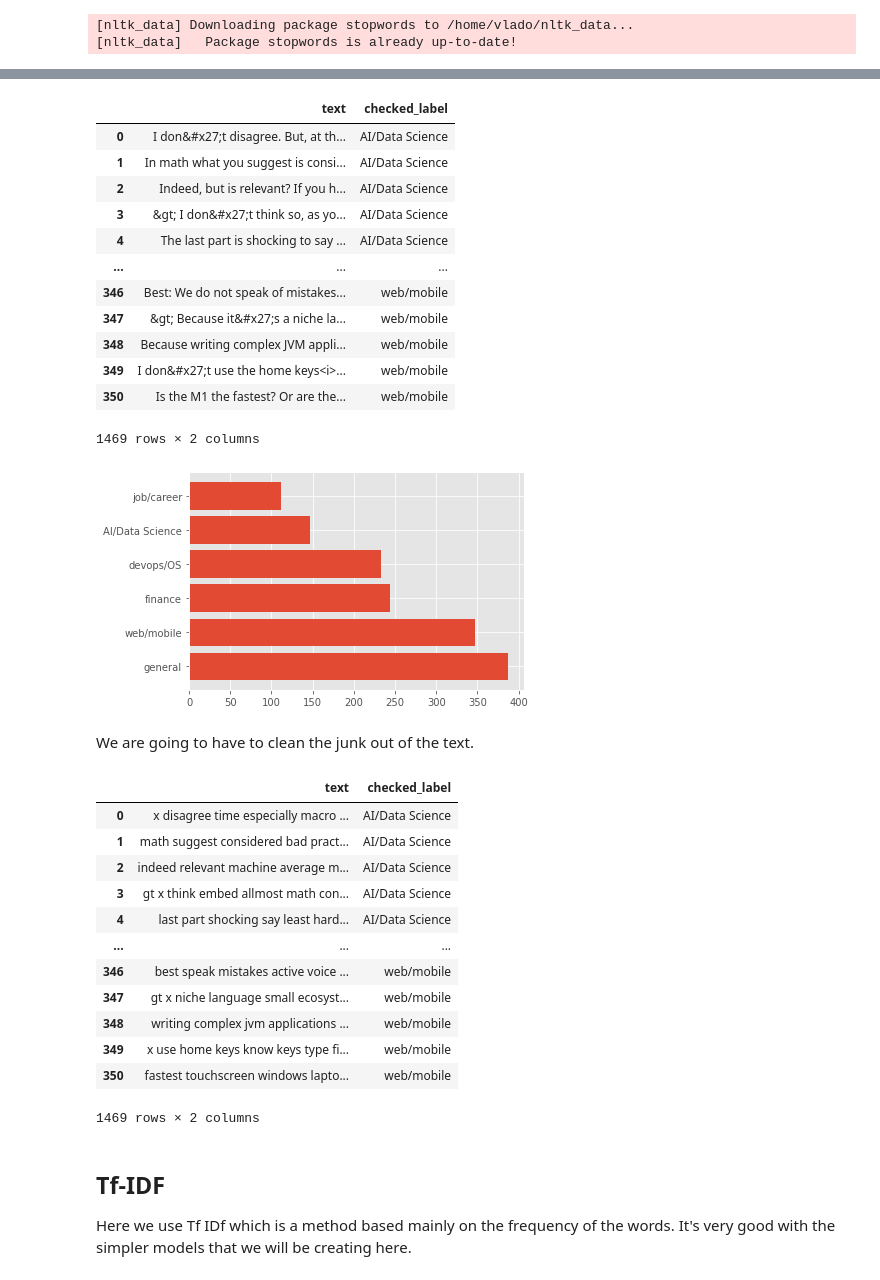
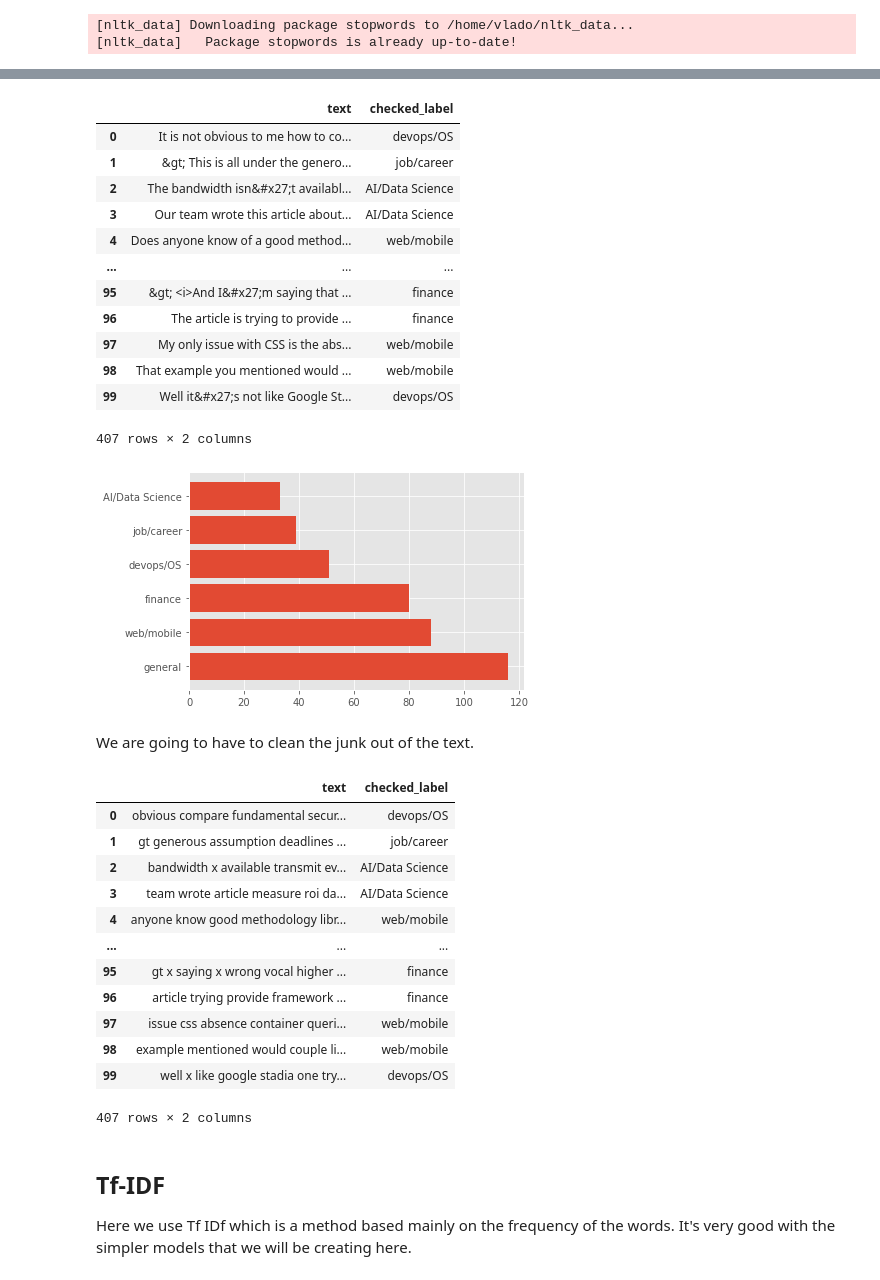
Before and after one commit to ivvlko/NLP-Factory, a Jupyter notebook: model_creation/training_models/retrain_naive_bayes.ipynb, the cells around one changed output, grey strips where cells are left out. Drawn from its saved outputs; the diff is of its cells as text; code cells hidden in the pictures.

```diff
--- a/model_creation/training_models/retrain_naive_bayes.ipynb
+++ b/model_creation/training_models/retrain_naive_bayes.ipynb
@@ -26,8 +26,8 @@ from nltk.corpus import stopwords
 [nltk_data] Downloading package stopwords to /home/vlado/nltk_data...
 [nltk_data]   Package stopwords is already up-to-date!
 # %%
-df = pd.read_csv('hn_topic_labelling.csv', header=None)
-df.columns = ['index', 'text', 'naive_bayes_label', 'neural_net_label', 'checked_label']
+df = pd.read_csv('long_articles.csv', header=None)
+df.columns = ['index','date', 'text', 'naive_bayes_label', 'neural_net_label', 'checked_label']
 df = df[['text', 'checked_label']]
 df = df.dropna()
 df.shape
@@ -36,6 +36,6 @@ df.shape
 # %%
-df2 = pd.read_csv('long_articles.csv', header=None)
-df2.columns = ['index', 'text', 'naive_bayes_label', 'neural_net_label', 'checked_label']
+df2 = pd.read_csv('long_articles2.csv', header=None)
+df2.columns = ['index', 'date', 'text', 'naive_bayes_label', 'neural_net_label', 'checked_label']
 df2 = df2[['text', 'checked_label']]
 df2 = df2.dropna()
 df2.shape
@@ -112,26 +44,25 @@ df_for_nn.to_csv('data_for_rnn.csv', index=False)
 # %%
 df = df.append(df2)
-df['checked_label'] = df['checked_label'].replace({'web/moble': 'web/mobile'})
 df
 # %% [output]
 |  | text | checked_label |
-| 0 | I don&#x27;t disagree. But, at th... | AI/Data Science |
-| 1 | In math what you suggest is consi... | AI/Data Science |
-| 2 | Indeed, but is relevant? If you h... | AI/Data Science |
-| 3 | &gt; I don&#x27;t think so, as yo... | AI/Data Science |
-| 4 | The last part is shocking to say ... | AI/Data Science |
+| 0 | It is not obvious to me how to co... | devops/OS |
+| 1 | &gt; This is all under the genero... | job/career |
+| 2 | The bandwidth isn&#x27;t availabl... | AI/Data Science |
+| 3 | Our team wrote this article about... | AI/Data Science |
+| 4 | Does anyone know of a good method... | web/mobile |
 | ... | ... | ... |
-| 346 | Best: We do not speak of mistakes... | web/mobile |
-| 347 | &gt; Because it&#x27;s a niche la... | web/mobile |
-| 348 | Because writing complex JVM appli... | web/mobile |
-| 349 | I don&#x27;t use the home keys<i>... | web/mobile |
-| 350 | Is the M1 the fastest? Or are the... | web/mobile |
+| 95 | &gt; <i>And I&#x27;m saying that ... | finance |
+| 96 | The article is trying to provide ... | finance |
+| 97 | My only issue with CSS is the abs... | web/mobile |
+| 98 | That example you mentioned would ... | web/mobile |
+| 99 | Well it&#x27;s not like Google St... | devops/OS |
-1469 rows × 2 columns
+407 rows × 2 columns
 # %%
 plt.figure(figsize=[6,4])
 plt.barh(df['checked_label'].value_counts().index, df['checked_label'].value_counts());
 # %% [output]
-[figure, old version]
+[figure, new version]
 # %% [markdown]
 We are going to have to clean the junk out of the text.
 # %%
@@ -163,18 +94,18 @@ df['text'] = df['text'].map(remove_stopwords)
 df
 # %% [output]
 |  | text | checked_label |
-| 0 | x disagree time especially macro ... | AI/Data Science |
-| 1 | math suggest considered bad pract... | AI/Data Science |
-| 2 | indeed relevant machine average m... | AI/Data Science |
-| 3 | gt x think embed allmost math con... | AI/Data Science |
-| 4 | last part shocking say least hard... | AI/Data Science |
+| 0 | obvious compare fundamental secur... | devops/OS |
+| 1 | gt generous assumption deadlines ... | job/career |
+| 2 | bandwidth x available transmit ev... | AI/Data Science |
+| 3 | team wrote article measure roi da... | AI/Data Science |
+| 4 | anyone know good methodology libr... | web/mobile |
 | ... | ... | ... |
-| 346 | best speak mistakes active voice ... | web/mobile |
-| 347 | gt x niche language small ecosyst... | web/mobile |
-| 348 | writing complex jvm applications ... | web/mobile |
-| 349 | x use home keys know keys type fi... | web/mobile |
-| 350 | fastest touchscreen windows lapto... | web/mobile |
+| 95 | gt x saying x wrong vocal higher ... | finance |
+| 96 | article trying provide framework ... | finance |
+| 97 | issue css absence container queri... | web/mobile |
+| 98 | example mentioned would couple li... | web/mobile |
+| 99 | well x like google stadia one try... | devops/OS |
-1469 rows × 2 columns
+407 rows × 2 columns
 # %% [markdown]
 ## Tf-IDF
 
```
Also changed, not shown: parts of 13 cells of this notebook, 15 other files.
